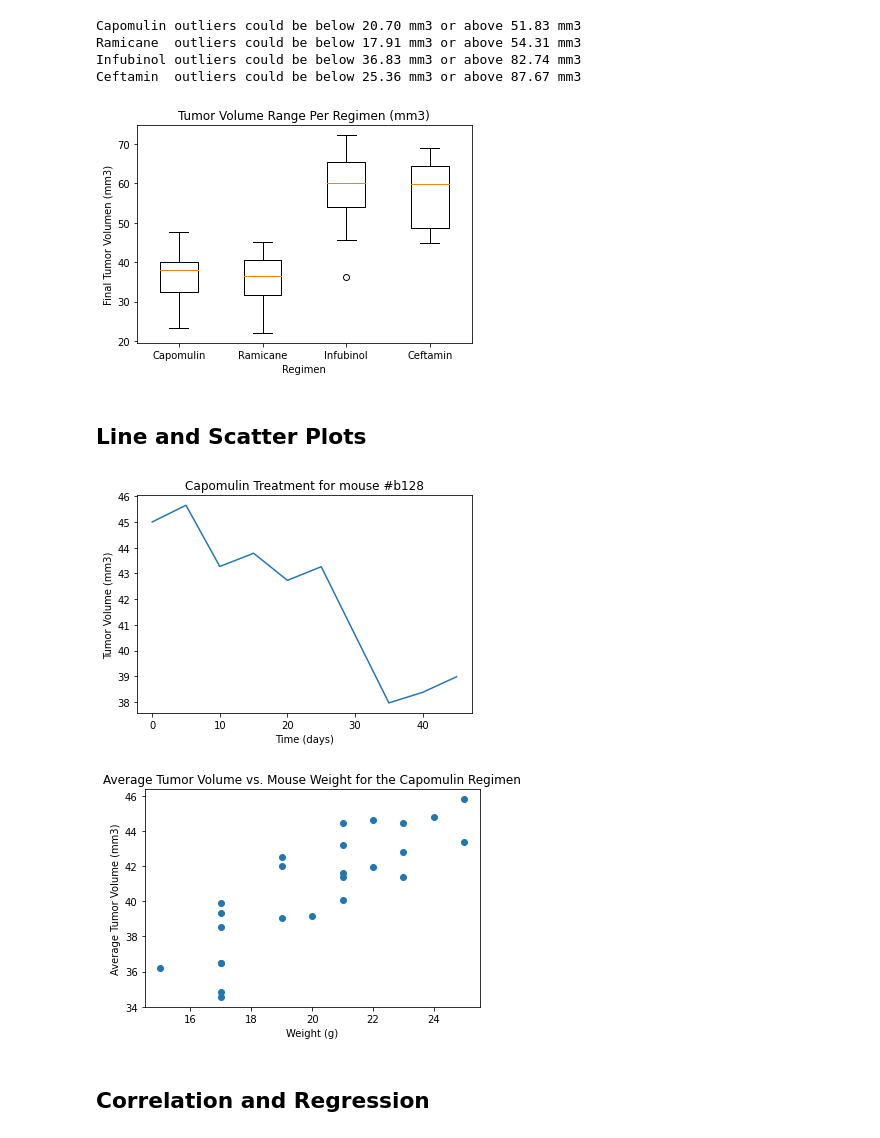
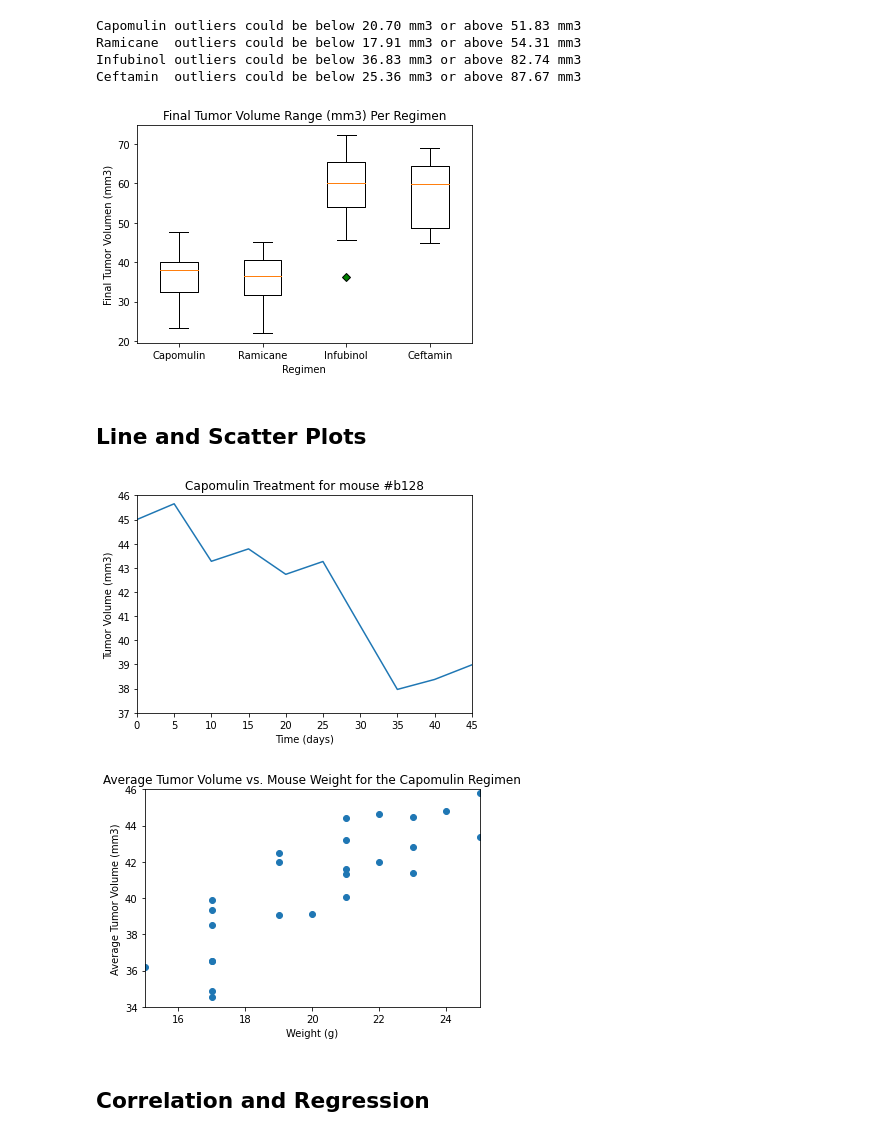
Before and after one commit to sean-galloway/matplotlib_Pymaceuticals, a Jupyter notebook: pymaceuticals.ipynb, the cells around one changed output. Saved outputs shown, nothing was run; the diff lists cells and outputs as text; code cells hidden in the pictures.

```diff
--- a/pymaceuticals.ipynb
+++ b/pymaceuticals.ipynb
@@ -281,44 +288,49 @@ Infubinol outliers could be below 36.83 mm3 or above 82.74 mm3
 Ceftamin  outliers could be below 25.36 mm3 or above 87.67 mm3
 # %%
 # Generate a box plot of the final tumor volume of each mouse across four regimens of interest
+green_diamond = dict(markerfacecolor="g", marker="D")
 plt.subplots()
-plt.title("Tumor Volume Range Per Regimen (mm3)")
+plt.title("Final Tumor Volume Range (mm3) Per Regimen")
 plt.xlabel("Regimen")
 plt.ylabel("Final Tumor Volumen (mm3)")
-plt.boxplot(tumor_data, labels = labels)
+plt.boxplot(tumor_data, labels = labels, flierprops=green_diamond)
 plt.savefig("./Images/TumorVolumeRange_pyplot.png")
 plt.show()
 # %% [output]
-[figure, old version]
+[figure, new version]
 # %% [markdown]
 ## Line and Scatter Plots
 # %%
 # Generate a line plot of tumor volume vs. time point for a mouse treated with Capomulin
 mouse_id = "b128"
 b128_df = capo_df.loc[capo_df["Mouse ID"] == mouse_id, :]
 x_axis = b128_df["Timepoint"]
 y_axis = b128_df["Tumor Volume (mm3)"]
 plt.plot(x_axis, y_axis)
+plt.xlim((0, 45))
+plt.ylim((37,46))
 plt.title(f"Capomulin Treatment for mouse #{mouse_id}")
 plt.xlabel("Time (days)")
 plt.ylabel("Tumor Volume (mm3)")
 plt.savefig("./Images/TumorVolumeLine_pyplot.png")
 plt.show()
 # %% [output]
-[figure, old version]
+[figure, new version]
 # %%
 # Generate a scatter plot of average tumor volume vs. mouse weight for the Capomulin regimen
 capo_average_tumor_vol = capo_df.groupby(["Mouse ID"]).mean()
 x_axis = capo_average_tumor_vol["Weight (g)"]
 y_axis = capo_average_tumor_vol["Tumor Volume (mm3)"]
 plt.scatter(x_axis, y_axis)
+plt.xlim((15, 25))
+plt.ylim((34, 46))
 plt.title("Average Tumor Volume vs. Mouse Weight for the Capomulin Regimen")
 plt.xlabel("Weight (g)")
 plt.ylabel("Average Tumor Volume (mm3)")
 plt.savefig("./Images/TumorVolumeScatter_pyplot.png")
 plt.show()
 # %% [output]
-[figure, old version]
+[figure, new version]
 # %% [markdown]
 ## Correlation and Regression
 # %%
```
Also changed, not shown: parts of 12 cells of this notebook, 9 other files.
